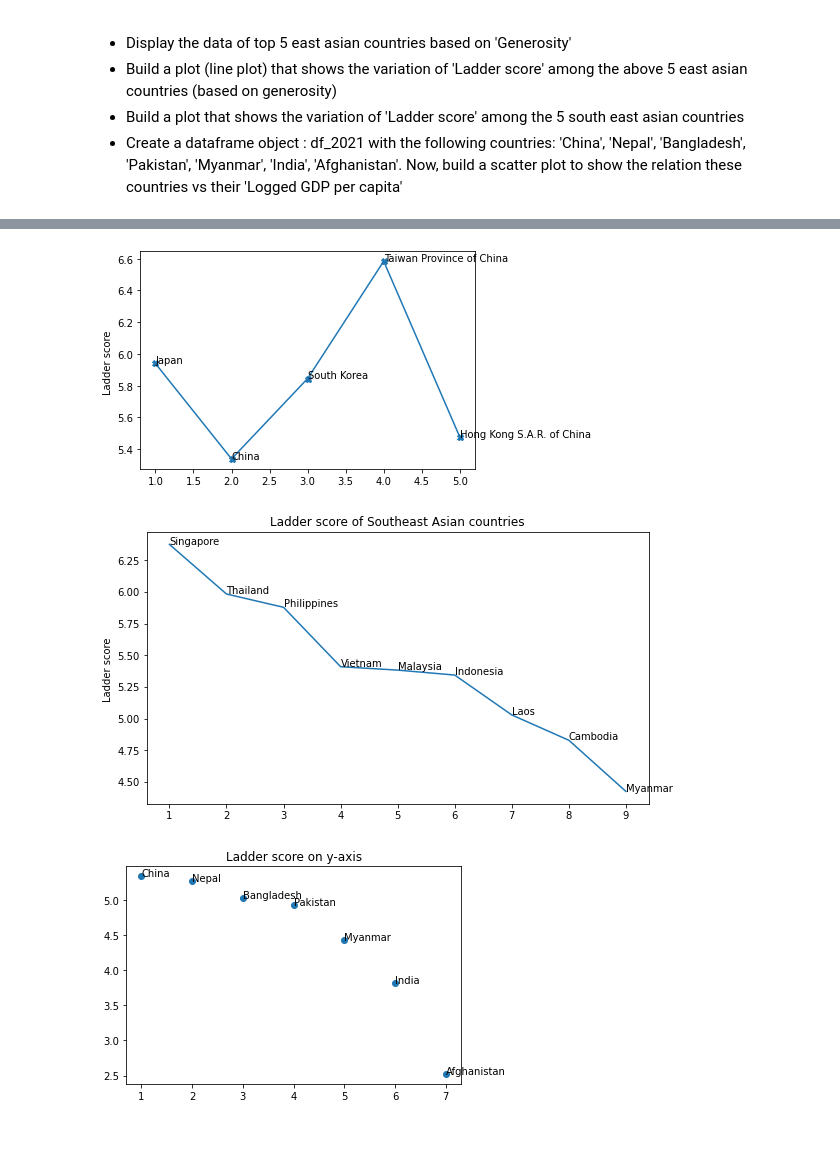
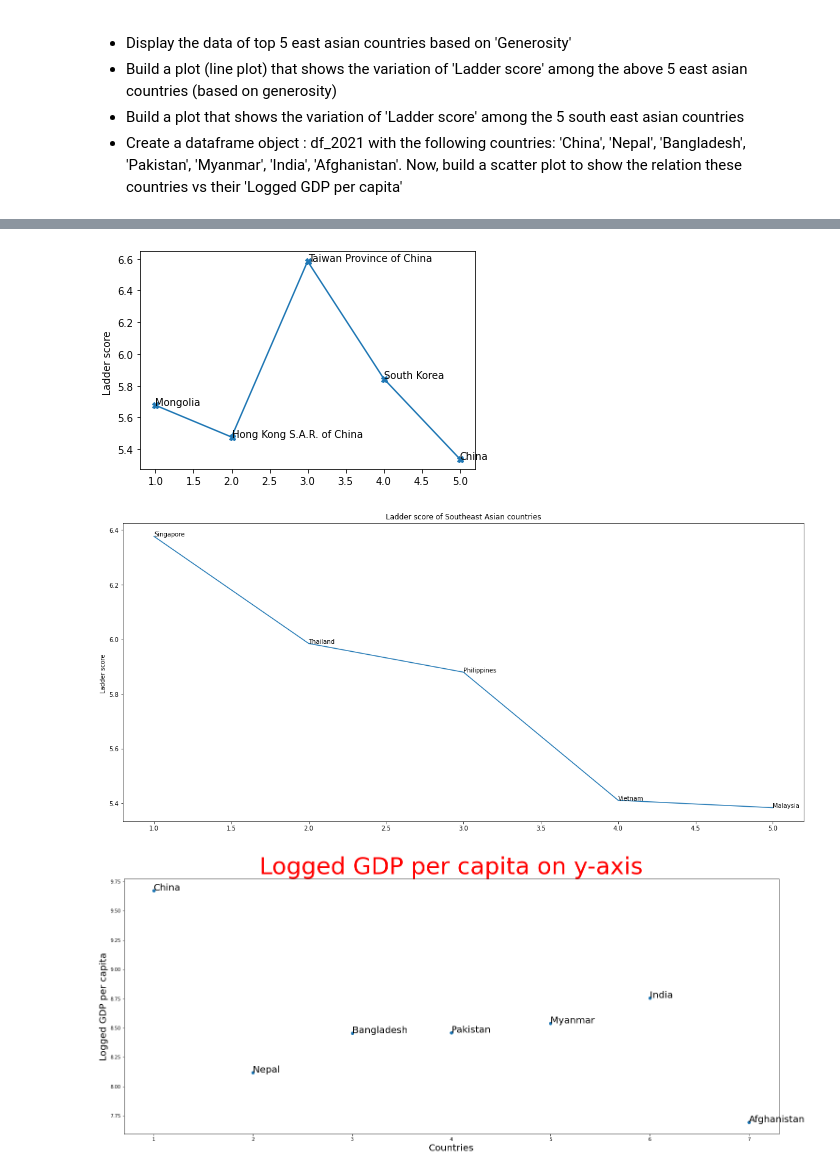
Before and after one commit to aryan1113/Dphi-bootcamps, a Jupyter notebook: Data_Visualization_Bootcamp_Final_Assignment.ipynb, the cells around one changed output, grey strips where cells are left out. Drawn from its saved outputs; the diff is of its cells as text; code cells hidden in the pictures; blank space fills up the shorter version.

```diff
--- a/Data_Visualization_Bootcamp_Final_Assignment.ipynb
+++ b/Data_Visualization_Bootcamp_Final_Assignment.ipynb
@@ -162,7 +162,8 @@ df1 [ df1 ['Country name']=='India']    #All data for Country name=='India'
 
 df_east_asia=df1 [ df1 ['Regional indicator']=='East Asia']    #All East Asian countries
 
-df_east_asia_1=df_east_asia.sort_values(by=['Generosity'])[:5]   #Top 5 countries based on column score 'Generosity'
+df_east_asia_11=df_east_asia.sort_values(by=['Generosity'])[::-1]   #Sorting countries in descending order based on generousity
+df_east_asia_1=df_east_asia_11[:5]
 
 df_east_asia_1
 # %% [output]
@@ -190,39 +191,39 @@ for i,countries in enumerate(countries):
 plt.ylabel('Ladder score ')
 plt.show()
 # %% [output]
-[figure, old version]
+[figure, new version]
 # %%
 # Build a plot that shows the variation of 'Ladder score' among the 5 south east asian countries
 
 
-df_south_east_asia=df1 [ df1 ['Regional indicator']=='Southeast Asia']
+df_south_east_asia=df1 [ df1 ['Regional indicator']=='Southeast Asia'][:5]
 # df_south_east_asia       # To see all countries which are in Southeast Asia
 # %%
 import matplotlib.pyplot as plt
 
-plt.figure(figsize=(9,5))
-y=[1,2,3,4,5,6,7,8,9]
+plt.figure(figsize=(20,9))
+y=[1,2,3,4,5]
 temp=[i for i in df_south_east_asia['Ladder score']]
 
 plt.plot(y,df_south_east_asia['Ladder score'])
 
 countries=[z for z in df_south_east_asia['Country name']]
 
 for i,countries in enumerate(countries):
     plt.annotate( countries , ( y[i] ,temp[i] ) )
 
 plt.ylabel('Ladder score ')
 plt.title('Ladder score of Southeast Asian countries')
 
 plt.show()
 # %% [output]
-[figure, old version]
+[figure, new version]
 # %%
 '''Create a dataframe object : df_2021 with the following countries:
 'China', 'Nepal', 'Bangladesh', 'Pakistan', 'Myanmar', 'India', 'Afghanistan'.
 Now, build a scatter plot to show the relation these countries vs their 'Logged GDP per capita'''
 
-
+plt.figure(figsize=(25,10))
 df_2021=df1 [ df1 ['Country name']=='China']
 df_2021=df_2021.append(df1 [ df1 ['Country name']=='Nepal'])
 df_2021=df_2021.append(df1 [ df1 ['Country name']=='Bangladesh'])
@@ -232,14 +233,15 @@ df_2021=df_2021.append(df1 [ df1 ['Country name']=='India'])
 df_2021=df_2021.append(df1 [ df1 ['Country name']=='Afghanistan'])
 
 y=[1,2,3,4,5,6,7]
-score_countries=[pqrs for pqrs in df_2021['Ladder score']]
+score_countries=[pqrs for pqrs in df_2021['Logged GDP per capita']]
 countries=['China', 'Nepal', 'Bangladesh', 'Pakistan', 'Myanmar', 'India', 'Afghanistan']
-plt.scatter(y,df_2021['Ladder score'])
+plt.scatter(y,df_2021['Logged GDP per capita'])
 
 for i,countries in enumerate(countries):
-    plt.annotate( countries , ( y[i] ,score_countries[i] ) )
-
-plt.title("Ladder score on y-axis")
+    plt.annotate( countries , ( y[i] ,score_countries[i] ),size=20 )
+plt.xlabel('Countries',size=20)
+plt.ylabel('Logged GDP per capita',size=20)
+plt.title("Logged GDP per capita on y-axis",size='50',color='r')
 plt.show()
 # %% [output]
-[figure, old version]
+[figure, new version]
```
Also changed, not shown: parts of 1 cell of this notebook.
